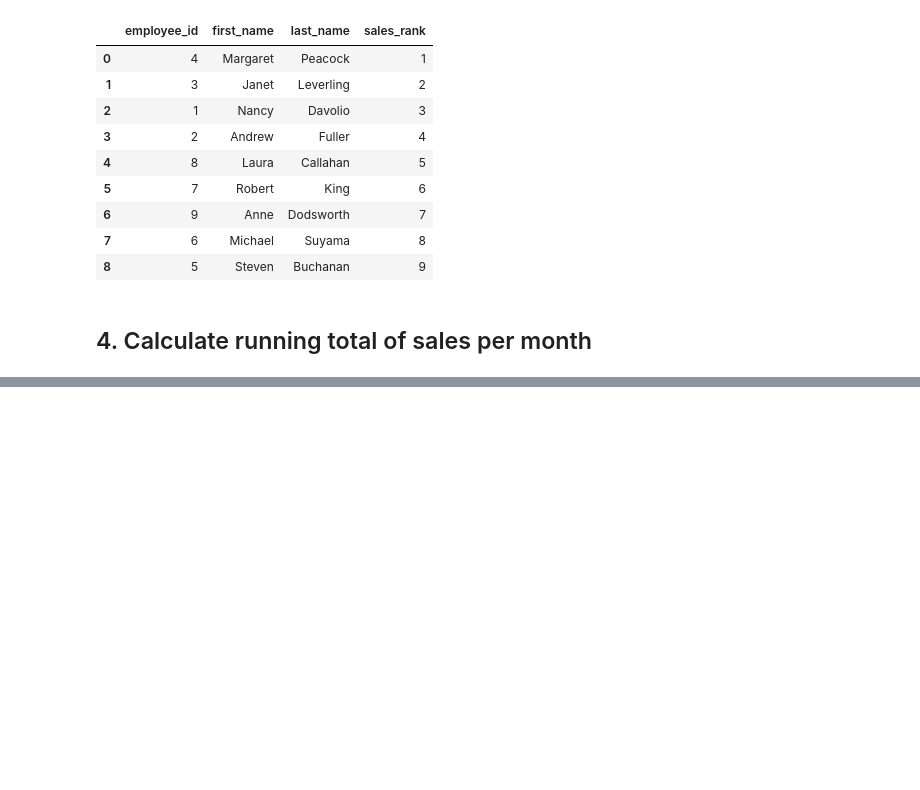
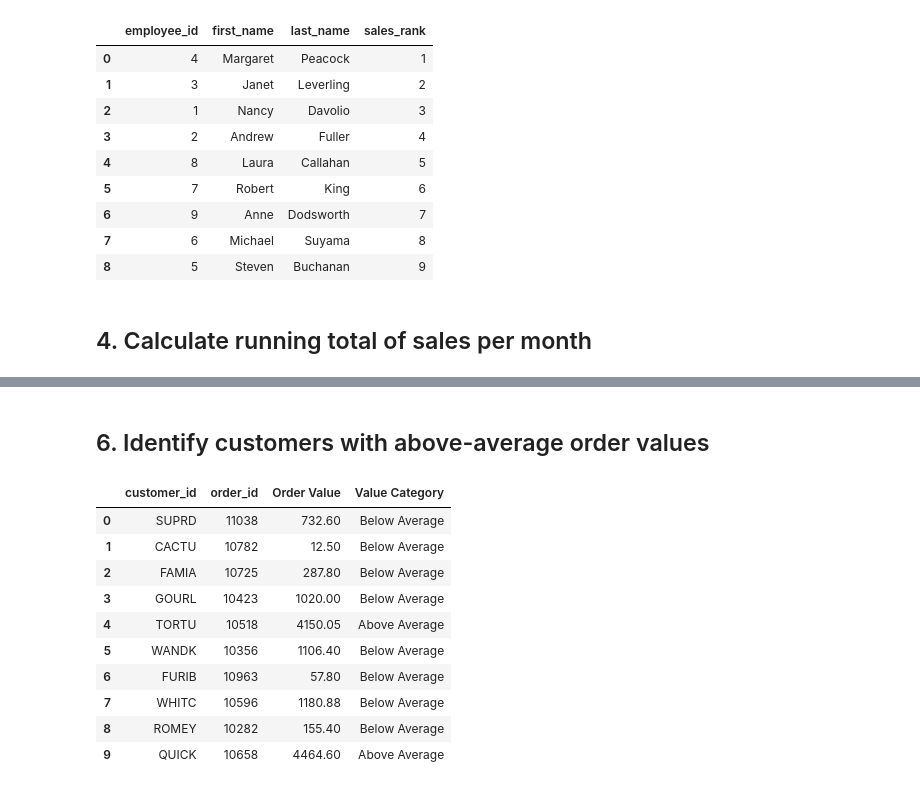
Before and after one commit to luc-dt/sql-northwind-traders, a Jupyter notebook: eda-northwind-traders.ipynb, the cells around one changed output, grey strips where cells are left out. Saved outputs shown, nothing was run; the diff lists cells and outputs as text; code cells hidden in the pictures; blank space fills up the shorter version.

```diff
--- a/eda-northwind-traders.ipynb
+++ b/eda-northwind-traders.ipynb
@@ -269,0 +321,36 @@ run_query("""
+# %% [markdown]
+## 6. Identify customers with above-average order values
+# %%
+run_query("""
+WITH OrderValues AS(
+    SELECT
+        o.customer_id,
+        o.order_id,
+        SUM(unit_price * quantity * (1 - discount)) AS "Order Value"
+    FROM orders o
+    INNER JOIN order_details od ON o.order_id = od.order_id
+    GROUP BY o.customer_id, o.order_id
+)
+    SELECT
+        customer_id,
+        order_id,
+        "Order Value",
+        CASE
+            WHEN "Order Value" > AVG("Order Value") OVER () THEN 'Above Average'
+            ELSE 'Below Average'
+        END "Value Category"
+    FROM OrderValues
+    LIMIT 10;
+""")
+# %% [output]
+|  | customer_id | order_id | Order Value | Value Category |
+| 0 | SUPRD | 11038 | 732.60 | Below Average |
+| 1 | CACTU | 10782 | 12.50 | Below Average |
+| 2 | FAMIA | 10725 | 287.80 | Below Average |
+| 3 | GOURL | 10423 | 1020.00 | Below Average |
+| 4 | TORTU | 10518 | 4150.05 | Above Average |
+| 5 | WANDK | 10356 | 1106.40 | Below Average |
+| 6 | FURIB | 10963 | 57.80 | Below Average |
+| 7 | WHITC | 10596 | 1180.88 | Below Average |
+| 8 | ROMEY | 10282 | 155.40 | Below Average |
+| 9 | QUICK | 10658 | 4464.60 | Above Average |
```
Also changed, not shown: parts of 8 cells of this notebook, 4 other files.
